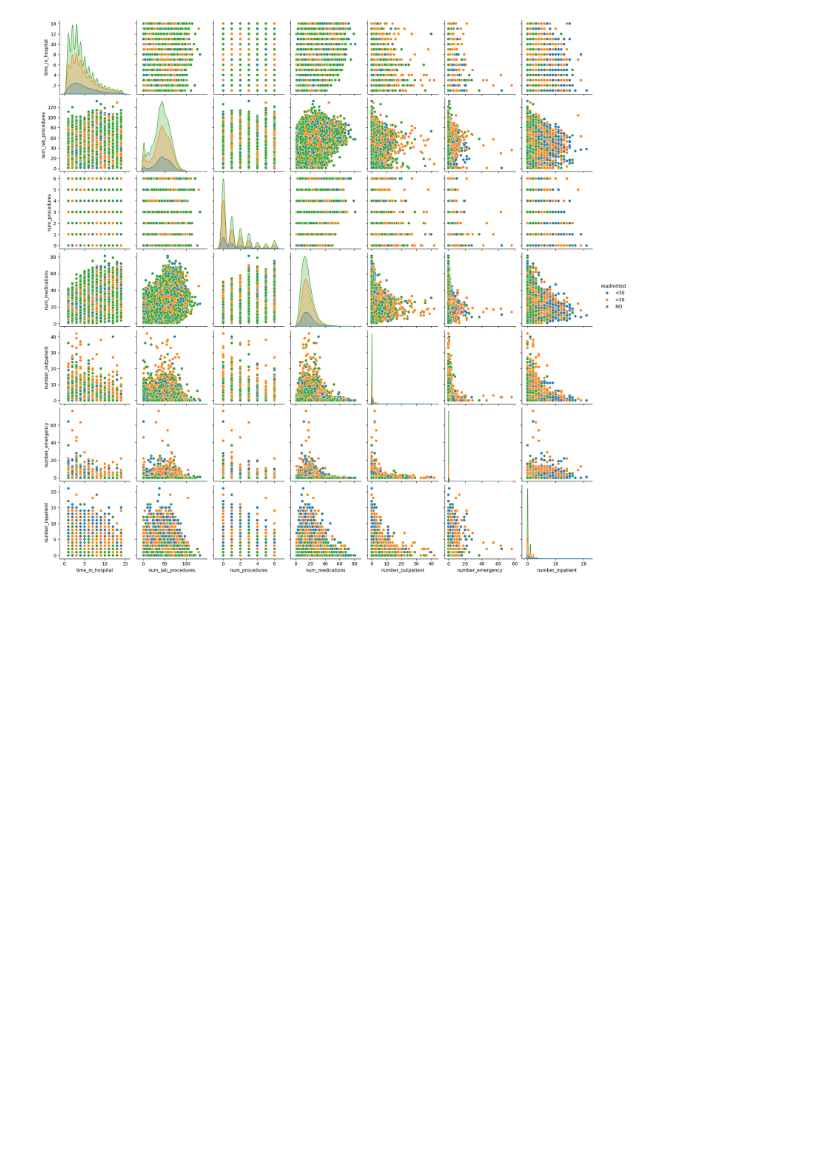
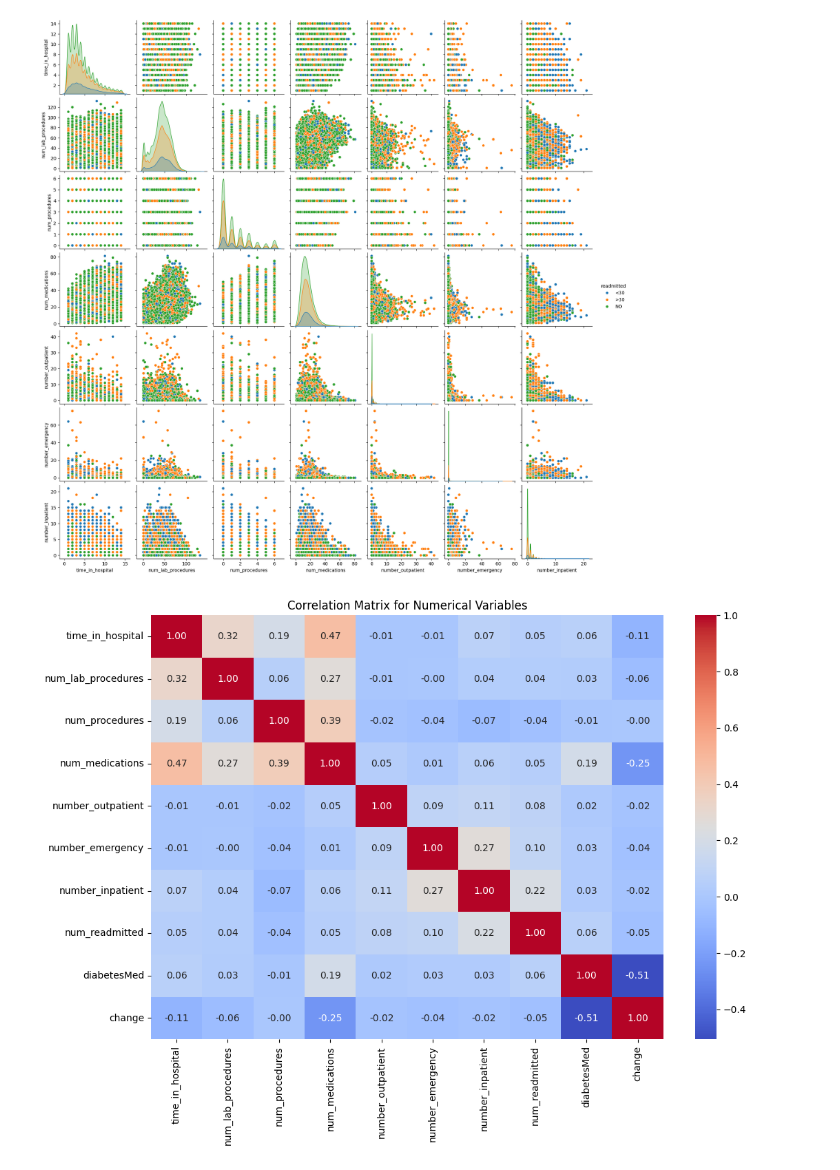
Before and after one commit to madokahazemi/diabetes-readmission-prediction, a Jupyter notebook: code/diabetes-readmission-prediction.ipynb, the cells around one changed output. Drawn from its saved outputs; the diff is of its cells as text; code cells hidden in the pictures; blank space fills up the shorter version.

```diff
--- a/code/diabetes-readmission-prediction.ipynb
+++ b/code/diabetes-readmission-prediction.ipynb
@@ -286,3 +330,16 @@ sns.pairplot(df[numerical_cols + ['readmitted']], hue='readmitted')
 plt.show()
 # %% [output]
 [figure]
+# %%
+# Heatmap to understand correlation between numerical variables and readmission
+
+# Make readimitted a numerical variable
+df['num_readmitted'] = df['readmitted'].map({'<30': 1, '>30': 1, 'NO': 0})
+# Create Correlation Matrix
+plt.figure(figsize=(12, 8))
+corr_matrix = df[['time_in_hospital', 'num_lab_procedures', 'num_procedures', 'num_medications', 'number_outpatient', 'number_emergency', 'number_inpatient', 'num_readmitted', 'diabetesMed', 'change']].corr()
+sns.heatmap(corr_matrix, annot=True, cmap='coolwarm', fmt='.2f')
+plt.title('Correlation Matrix for Numerical Variables')
+plt.show()
+# %% [output]
+[figure, added]
```
Also changed, not shown: parts of 20 cells of this notebook.
